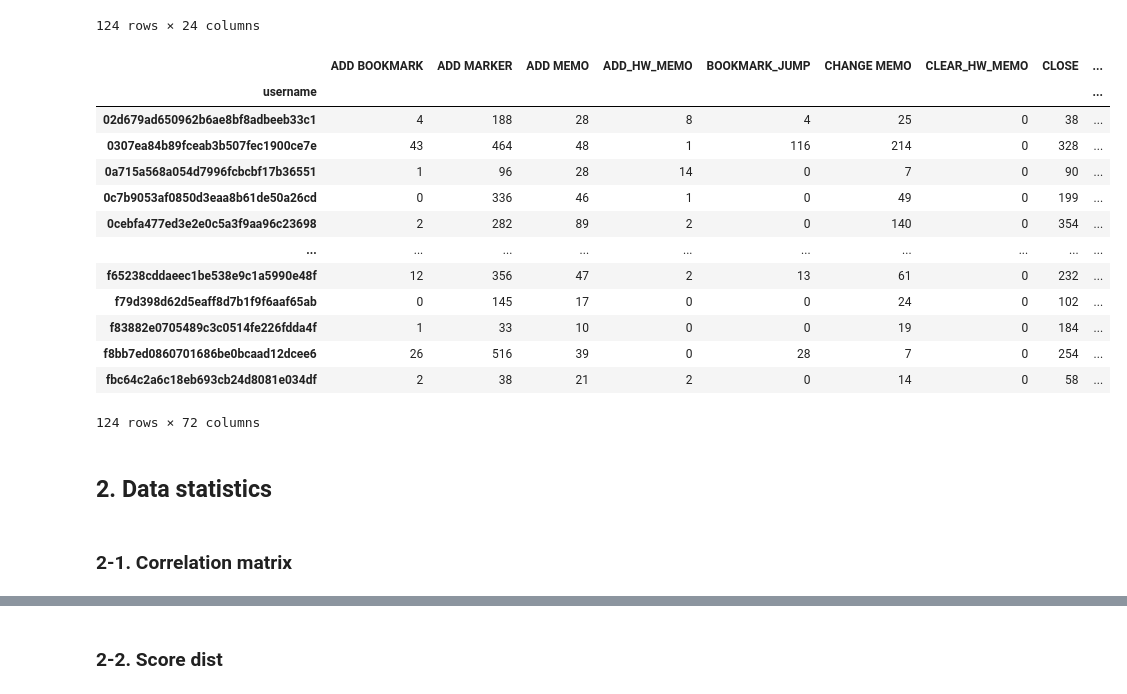
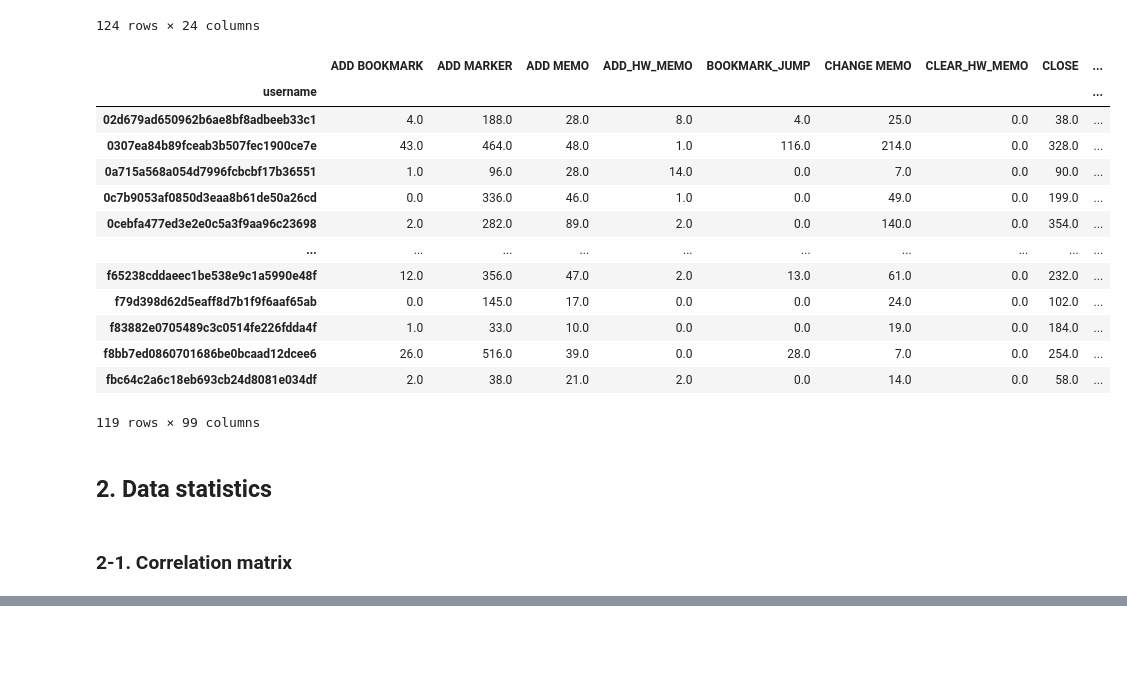
Before and after one commit to advapplab/LBLS160, a Jupyter notebook: merged and SVM test.ipynb, the cells around one changed output, grey strips where cells are left out. Saved outputs shown, nothing was run; the diff lists cells and outputs as text; code cells hidden in the pictures; blank space fills up the shorter version.

```diff
--- a/merged and SVM test.ipynb
+++ b/merged and SVM test.ipynb
@@ -15,0 +17,2 @@ sill_pd = pd.read_csv('output/sill.csv')
+# %%
+viscode_pd = pd.read_csv('output/viscode.csv')
@@ -77,6 +126,7 @@ dtype: int64
 # %%
 score_pd = score_pd.set_index('username')
 sill_pd = sill_pd.set_index('username')
+viscode_pd = viscode_pd.set_index('username')
 # %%
 br_grouped = br_pd.groupby(['username', 'operation_name']).size().reset_index()
 br_grouped = br_grouped.pivot_table(0, ['username'], 'operation_name').fillna(0).astype('int')
@@ -97,28 +147,30 @@ br_grouped
 | fbc64c2a6c18eb693cb24d8081e034df | 2 | 38 | 21 | 2 | 0 | 14 | 0 | ... |
 124 rows × 24 columns
 # %%
-merged_pd = pd.concat([br_grouped, sill_pd, score_pd], axis=1)
+merged_pd = pd.concat([br_grouped, sill_pd, viscode_pd, score_pd], axis=1)
 merged_pd = merged_pd.drop(columns=['REGIST CONTENTS'])
+
+merged_pd = merged_pd[merged_pd['score'].notna()]
 merged_pd
 # %% [output]
 |  | ADD BOOKMARK | ADD MARKER | ADD MEMO | ADD_HW_MEMO | BOOKMARK_JUMP | CHANGE MEMO | CLEAR_HW_MEMO | CLOSE | ... |
 | username |  |  |  |  |  |  |  |  | ... |
-| 02d679ad650962b6ae8bf8adbeeb33c1 | 4 | 188 | 28 | 8 | 4 | 25 | 0 | 38 | ... |
-| 0307ea84b89fceab3b507fec1900ce7e | 43 | 464 | 48 | 1 | 116 | 214 | 0 | 328 | ... |
-| 0a715a568a054d7996fcbcbf17b36551 | 1 | 96 | 28 | 14 | 0 | 7 | 0 | 90 | ... |
-| 0c7b9053af0850d3eaa8b61de50a26cd | 0 | 336 | 46 | 1 | 0 | 49 | 0 | 199 | ... |
-| 0cebfa477ed3e2e0c5a3f9aa96c23698 | 2 | 282 | 89 | 2 | 0 | 140 | 0 | 354 | ... |
+| 02d679ad650962b6ae8bf8adbeeb33c1 | 4.0 | 188.0 | 28.0 | 8.0 | 4.0 | 25.0 | 0.0 | 38.0 | ... |
+| 0307ea84b89fceab3b507fec1900ce7e | 43.0 | 464.0 | 48.0 | 1.0 | 116.0 | 214.0 | 0.0 | 328.0 | ... |
+| 0a715a568a054d7996fcbcbf17b36551 | 1.0 | 96.0 | 28.0 | 14.0 | 0.0 | 7.0 | 0.0 | 90.0 | ... |
+| 0c7b9053af0850d3eaa8b61de50a26cd | 0.0 | 336.0 | 46.0 | 1.0 | 0.0 | 49.0 | 0.0 | 199.0 | ... |
+| 0cebfa477ed3e2e0c5a3f9aa96c23698 | 2.0 | 282.0 | 89.0 | 2.0 | 0.0 | 140.0 | 0.0 | 354.0 | ... |
 | ... | ... | ... | ... | ... | ... | ... | ... | ... | ... |
-| f65238cddaeec1be538e9c1a5990e48f | 12 | 356 | 47 | 2 | 13 | 61 | 0 | 232 | ... |
-| f79d398d62d5eaff8d7b1f9f6aaf65ab | 0 | 145 | 17 | 0 | 0 | 24 | 0 | 102 | ... |
-| f83882e0705489c3c0514fe226fdda4f | 1 | 33 | 10 | 0 | 0 | 19 | 0 | 184 | ... |
-| f8bb7ed0860701686be0bcaad12dcee6 | 26 | 516 | 39 | 0 | 28 | 7 | 0 | 254 | ... |
-| fbc64c2a6c18eb693cb24d8081e034df | 2 | 38 | 21 | 2 | 0 | 14 | 0 | 58 | ... |
+| f65238cddaeec1be538e9c1a5990e48f | 12.0 | 356.0 | 47.0 | 2.0 | 13.0 | 61.0 | 0.0 | 232.0 | ... |
+| f79d398d62d5eaff8d7b1f9f6aaf65ab | 0.0 | 145.0 | 17.0 | 0.0 | 0.0 | 24.0 | 0.0 | 102.0 | ... |
+| f83882e0705489c3c0514fe226fdda4f | 1.0 | 33.0 | 10.0 | 0.0 | 0.0 | 19.0 | 0.0 | 184.0 | ... |
+| f8bb7ed0860701686be0bcaad12dcee6 | 26.0 | 516.0 | 39.0 | 0.0 | 28.0 | 7.0 | 0.0 | 254.0 | ... |
+| fbc64c2a6c18eb693cb24d8081e034df | 2.0 | 38.0 | 21.0 | 2.0 | 0.0 | 14.0 | 0.0 | 58.0 | ... |
-124 rows × 72 columns
+119 rows × 99 columns
-# %% [markdown]
-## 2. Data statistics
-# %% [markdown]
-### 2-1. Correlation matrix
+# %% [markdown]
+## 2. Data statistics
+# %% [markdown]
+### 2-1. Correlation matrix
 # %%
 import matplotlib.pyplot as plt
 
@@ -128,5 +180,3 @@ corr.style.background_gradient(cmap='coolwarm')
 # plt.show()
 # %% [output]
 [interactive output not drawn]
-# %% [markdown]
-### 2-2. Score dist
```
Also changed, not shown: parts of 60 cells of this notebook, 11 other files.
